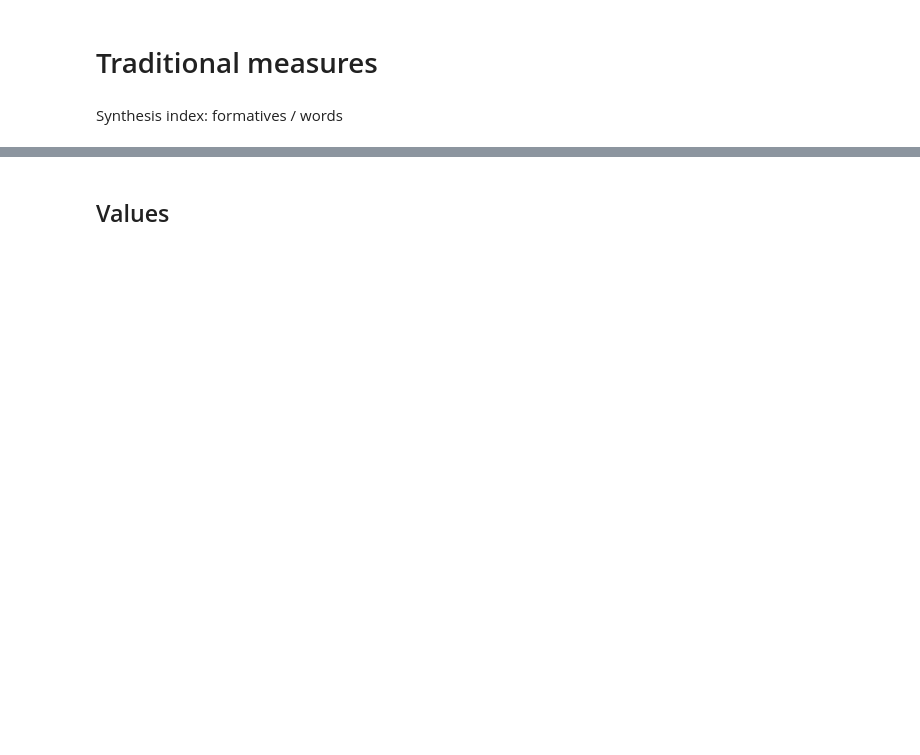
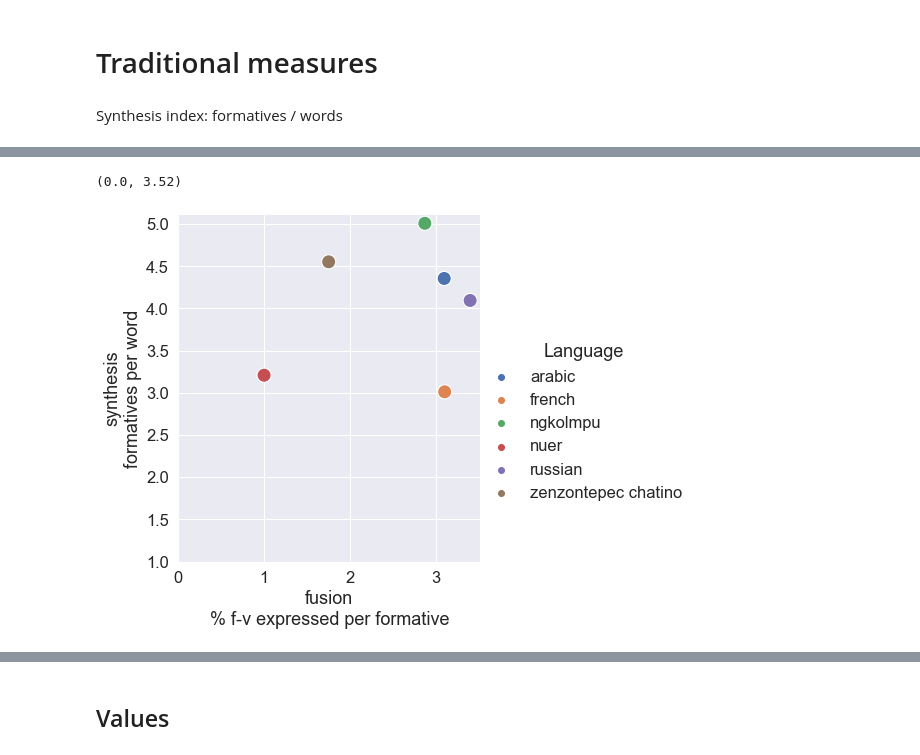
Before and after one commit to maecarroll/setMorph, a Jupyter notebook: Typology.ipynb, the cells around one changed output, grey strips where cells are left out. Saved outputs shown, nothing was run; the diff lists cells and outputs as text; code cells hidden in the pictures; blank space fills up the shorter version.

```diff
--- a/Typology.ipynb
+++ b/Typology.ipynb
@@ -167,0 +387,12 @@ sns.despine()
+# %%
+
+sns.set(font_scale=1.5)
+sns.relplot(data=overall_averages, x="fusion", y="synthesis", hue="Language", height=6,
+            aspect=1, s=200)
+plt.xlabel("fusion\n% f-v expressed per formative")
+plt.ylabel("synthesis\nformatives per word")
+plt.ylim(1, None)
+plt.xlim(0, None)
+# %% [output]
+(0.0, 3.52)
+[figure, added]
```
Also changed, not shown: parts of 116 cells of this notebook, 3 other files.
